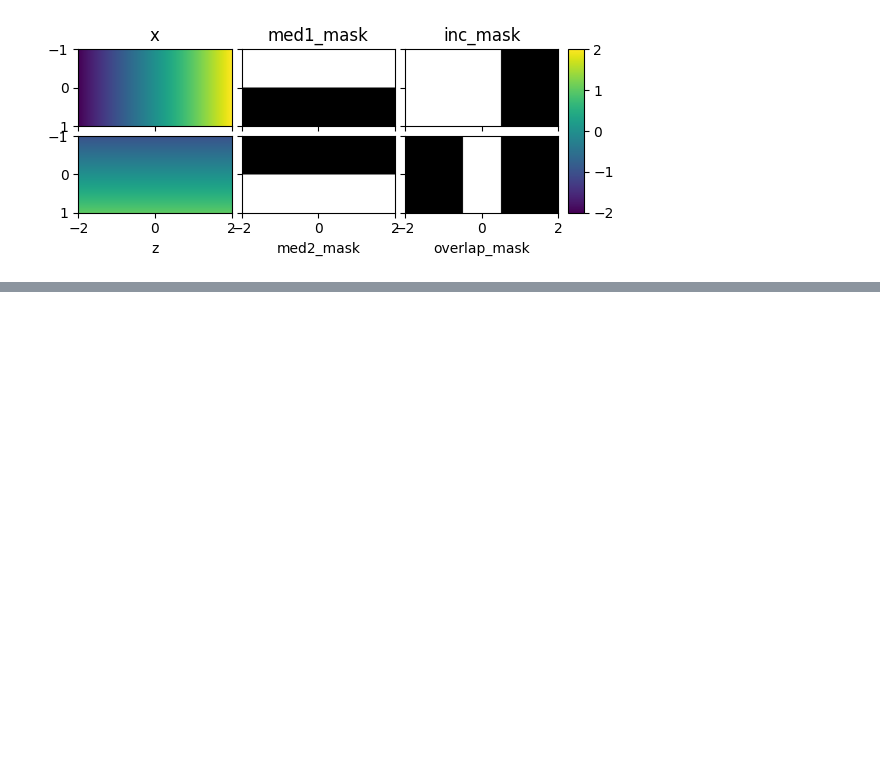
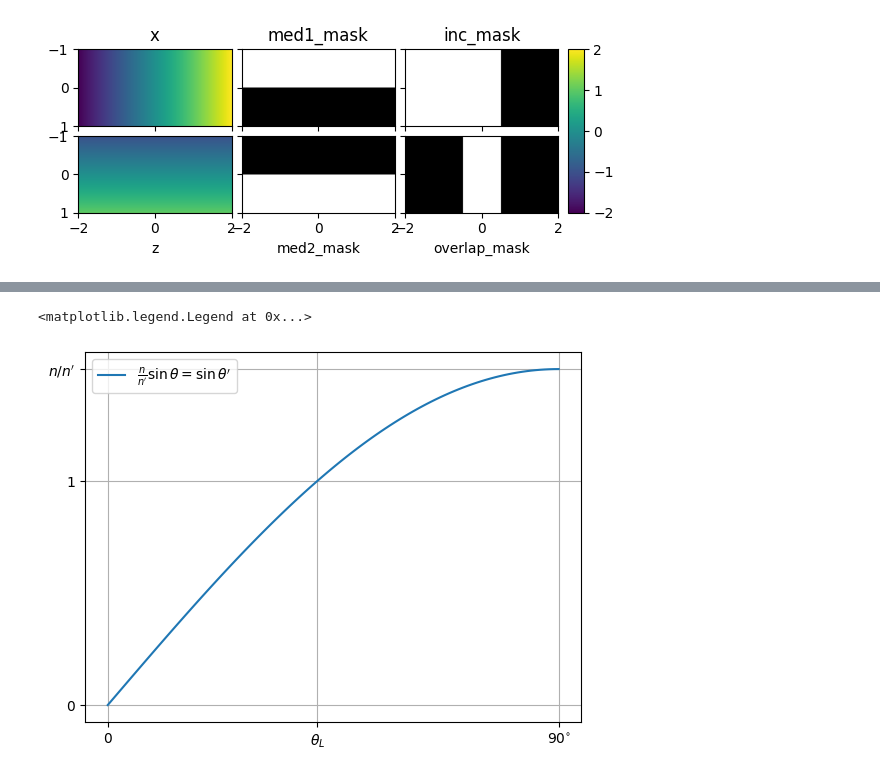
Before and after one commit to opticaUB/Material_Classe, a Jupyter notebook: 23_Prop_FresnelCoeff.ipynb, the cells around one changed output, grey strips where cells are left out. Drawn from its saved outputs; the diff is of its cells as text; code cells hidden in the pictures; blank space fills up the shorter version.

```diff
--- a/23_Prop_FresnelCoeff.ipynb
+++ b/23_Prop_FresnelCoeff.ipynb
@@ -169,0 +178,16 @@ KeyboardInterrupt:
+# %%
+theta_all = np.linspace(0, np.pi/2, 100)
+
+sin_theta_2 = np.complex64(n1 / n2 * np.sin(theta_all))
+
+theta_lim = np.arcsin(n2/n1)
+
+plt.plot(theta_all, sin_theta_2, label=r"$\frac{n}{n'}\sin\theta = \sin\theta'$")
+
+plt.yticks([0, 1, n1/n2], ["$0$", r"$1$", r"$n/n'$"])
+plt.xticks([0, theta_lim, np.pi/2], ["0", r"$\theta_L$", r"$90\!^\circ$"])
+plt.grid()
+plt.legend()
+# %% [output]
+<matplotlib.legend.Legend at 0x...>
+[figure, added]
```
Also changed, not shown: parts of 3 cells of this notebook.
